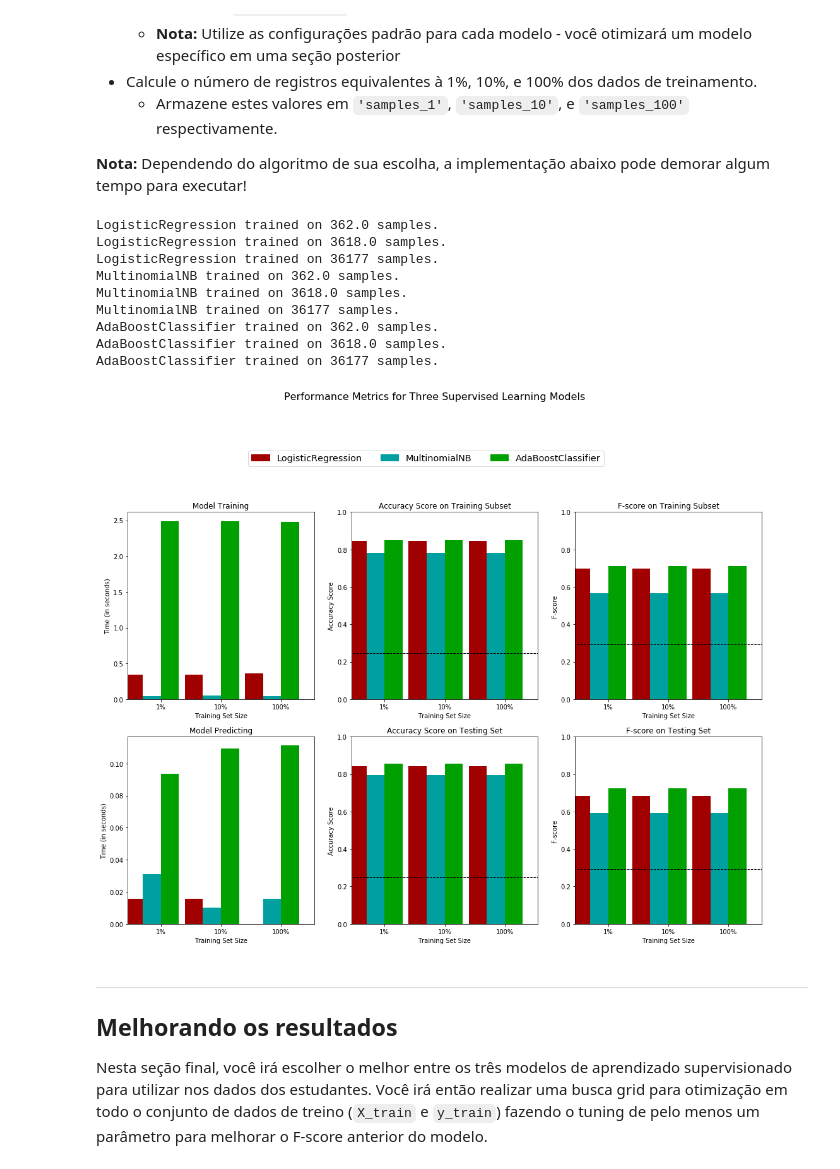
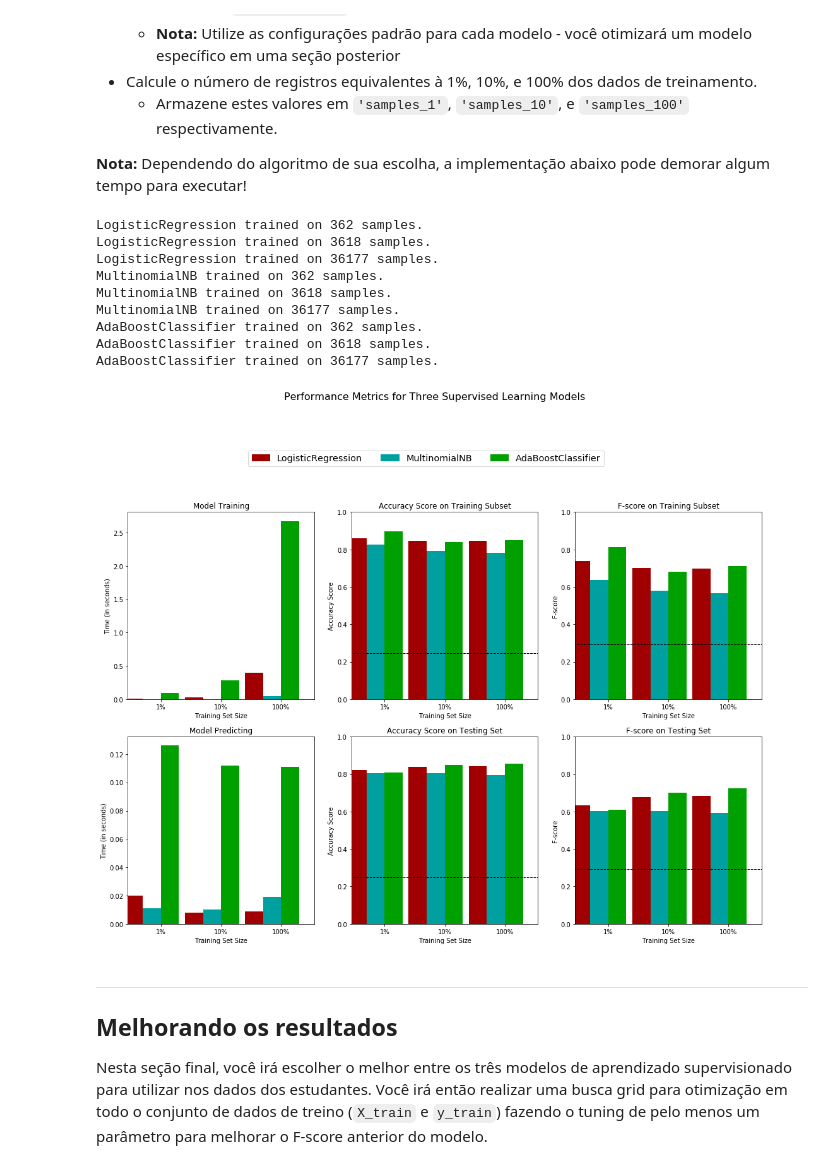
Before and after one commit to MarcoSuriani/finding_donors, a Jupyter notebook: finding_donors_PT.ipynb, the cells around one changed output. Drawn from its saved outputs; the diff is of its cells as text; code cells hidden in the pictures.

```diff
--- a/finding_donors_PT.ipynb
+++ b/finding_donors_PT.ipynb
@@ -389,7 +389,7 @@ def train_predict(learner, sample_size, X_train, y_train, X_test, y_test):
 
     # TODO: Fit the learner to the training data using slicing with 'sample_size' using .fit(training_features[:], training_labels[:])
     start = time() # Get start time
-    learner.fit(X_train, y_train)
+    learner.fit(X_train[:sample_size], y_train[:sample_size])
     end = time() # Get end time
 
     # TODO: Calculate the training time
@@ -441,42 +441,42 @@ from sklearn.ensemble import AdaBoostClassifier
 
 # TODO: Inicialize os três modelos
 clf_A = LogisticRegression(random_state=0)
 clf_B = MultinomialNB()
 clf_C = AdaBoostClassifier(random_state=0)
 
 # TODO: Calcule o número de amostras para 1%, 10%, e 100% dos dados de treinamento
 # HINT: samples_100 é todo o conjunto de treinamento e.x.: len(y_train)
 # HINT: samples_10 é 10% de samples_100
 # HINT: samples_1 é 1% de samples_100
 samples_100 = len(y_train)
-samples_10 = round(samples_100 / 10, 0)
-samples_1 = round(samples_100 / 100, 0)
+samples_10 = int(round(samples_100 / 10, 0))
+samples_1 = int(round(samples_100 / 100, 0))
 
 # Colete os resultados dos algoritmos de aprendizado
 results = {}
 for clf in [clf_A, clf_B, clf_C]:
     clf_name = clf.__class__.__name__
     results[clf_name] = {}
     for i, samples in enumerate([samples_1, samples_10, samples_100]):
         results[clf_name][i] = \
         train_predict(clf, samples, X_train, y_train, X_test, y_test)
 
 # Run metrics visualization for the three supervised learning models chosen
 import visuals2 as vs2 # Adaptação do método fornecido para Python 3
 # Foi usado ax[floor(j/3), j%3] ao invés de ax[j/3, j%3]
 # Comentou-se o comando pl.tight_layout() e aumentou-se o tamanho da figura para (18, 12) para evitar sobraeposições
 vs2.evaluate(results, accuracy, fscore)
 # %% [output]
-LogisticRegression trained on 362.0 samples.
-LogisticRegression trained on 3618.0 samples.
+LogisticRegression trained on 362 samples.
+LogisticRegression trained on 3618 samples.
 LogisticRegression trained on 36177 samples.
-MultinomialNB trained on 362.0 samples.
-MultinomialNB trained on 3618.0 samples.
+MultinomialNB trained on 362 samples.
+MultinomialNB trained on 3618 samples.
 MultinomialNB trained on 36177 samples.
-AdaBoostClassifier trained on 362.0 samples.
-AdaBoostClassifier trained on 3618.0 samples.
+AdaBoostClassifier trained on 362 samples.
+AdaBoostClassifier trained on 3618 samples.
 AdaBoostClassifier trained on 36177 samples.
-[figure, old version]
+[figure, new version]
 # %% [markdown]
 ----
 ## Melhorando os resultados
```
Also changed, not shown: parts of 2 cells of this notebook, 1 other file.
